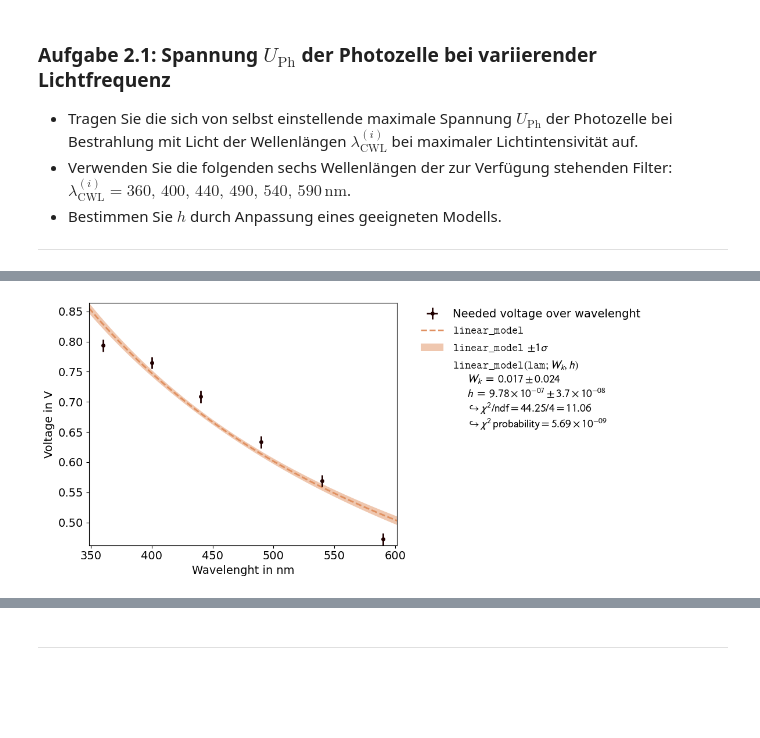
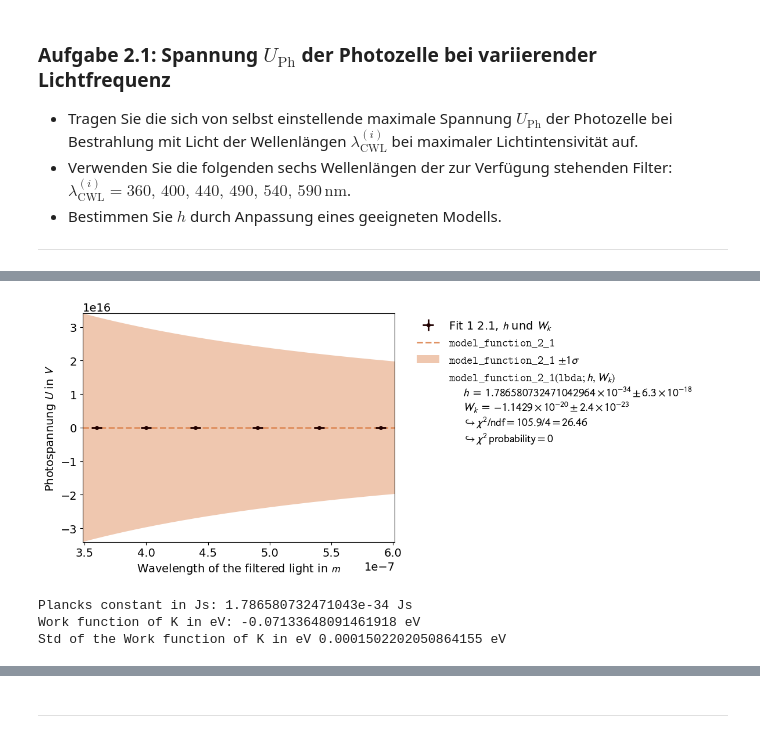
Before and after one commit to MRNock04/P2, a Jupyter notebook: Photoeffekt/Photoeffekt.ipynb, the cells around one changed output, grey strips where cells are left out. Cells and saved outputs as stored; diff of their text form; code cells hidden in the pictures; blank space fills up the shorter version.

```diff
--- a/Photoeffekt/Photoeffekt.ipynb
+++ b/Photoeffekt/Photoeffekt.ipynb
@@ -98,6 +98,9 @@ def fit_funktion(xy_data, model_function, xy_error, xy_label, title, constraint=
     plot.x_label, plot.y_label = xy_label[0], xy_label[1]
 
     return fit.parameter_values, fit.parameter_errors, plot
+
+e = 1.602176634 * 10**(-19) # elemental charge in Coulomd
+c = 2.99792458 * 10**8 # speed of light in meters/second
 # %% [markdown]
 ## Aufgabe 1: Grundlagen
 
@@ -182,13 +191,39 @@ The Resistance is calculated to $R_i = 9.76 \cdot 10^{10}\Omega$, which is about
 # %%
 U_1 = np.array([0.794,0.765,0.708,0.633,0.569,0.472])
-U_2 = np.array([0.793,0.765,0.709,0.633,0.569,0.473])
+U_2 = np.array([0.793,0.765,0.709,0.633,0.568,0.473])
 U_3 = np.array([0.793,0.764,0.709,0.634,0.569,0.472])
-U_4 = np.array([0.794,0.765,0.709,0.634,0.569,0.472])
-lam = np.array([360,400,440,490,540,590])
+U_4 = np.array([0.794,0.765,0.709,0.634,0.570,0.472])
+lam = np.array([360,400,440,490,540,590]) *10**(-9)
 
-U = (U_1 + U_2 + U_3 + U_4) / 4
+n1 = np.array([ U_1[0] , U_2[0] , U_3[0] , U_4[0]])
+n2 = np.array([ U_1[1] , U_2[1] , U_3[1] , U_4[1]])
+n3 = np.array([ U_1[2] , U_2[2] , U_3[2] , U_4[2]])
+n4 = np.array([ U_1[3] , U_2[3] , U_3[3] , U_4[3]])
+n5 = np.array([ U_1[4] , U_2[4] , U_3[4] , U_4[4]])
+n6 = np.array([ U_1[5] , U_2[5] , U_3[5] , U_4[5]])
 
-U_std = np.array([0.001])
-U_std = 0.01
+U_bar = np.array([ np.sum(n1) , np.sum(n2) , np.sum(n3) , np.sum(n4) , np.sum(n5) , np.sum(n6) ]) / 4
+std_U_bar = np.sqrt( np.array([ np.sum( (n1 - U_bar[0])**2 ) , np.sum( (n2 - U_bar[1])**2 ) , np.sum( (n3 - U_bar[2])**2 ) , np.sum( (n4 - U_bar[3])**2 ) , np.sum( (n5 - U_bar[4])**2 ) , np.sum( (n6 - U_bar[5])**2 ) ]) / 3)
+
+std_lam = 10**(-8) / ( 2 * np.sqrt(2 * np.log(2)))
-# %% [output]
-[figure, removed]
+# %%
+def model_function_2_1(lbda, h=10**(-34), W_k=0):
+    return (c*h/e) * (1/lbda) + (W_k/e)
+
+data_2_1 = np.array([ lam , U_bar ])
+error_2_1 = np.array([ np.ones(lam.size)*std_lam , std_U_bar ])
+label_2_1 = [ "Wavelength of the filtered light in $m$" , "Photospannung $U$ in $V$" ]
+title_2_1 = "Fit 1 2.1, $h$ und $W_k$"
+
+fit_2_1_res = fit_funktion(data_2_1, model_function_2_1, error_2_1, label_2_1, title_2_1)
+fit_2_1_res[2].plot()
+fit_2_1_res[2].show()
+
+print(f"Plancks constant in Js:", fit_2_1_res[0][0], "Js")
+print(f"Work function of K in eV:", fit_2_1_res[0][1]/e, "eV")
+print(f"Std of the Work function of K in eV", fit_2_1_res[1][1]/e, "eV")
+# %% [output]
+[figure, added]
+Plancks constant in Js: 1.786580732471043e-34 Js
+Work function of K in eV: -0.07133648091461918 eV
+Std of the Work function of K in eV 0.0001502202050864155 eV
```
Also changed, not shown: parts of 21 cells of this notebook, 1 other file.
